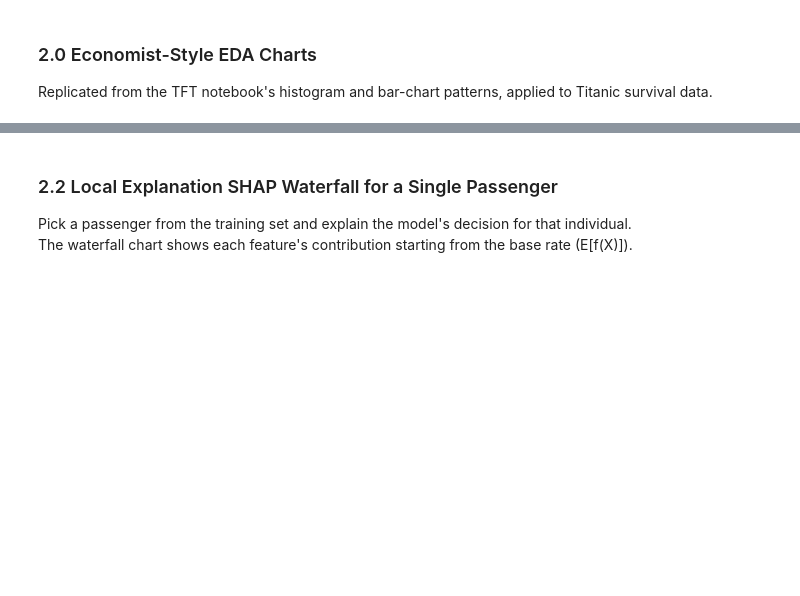
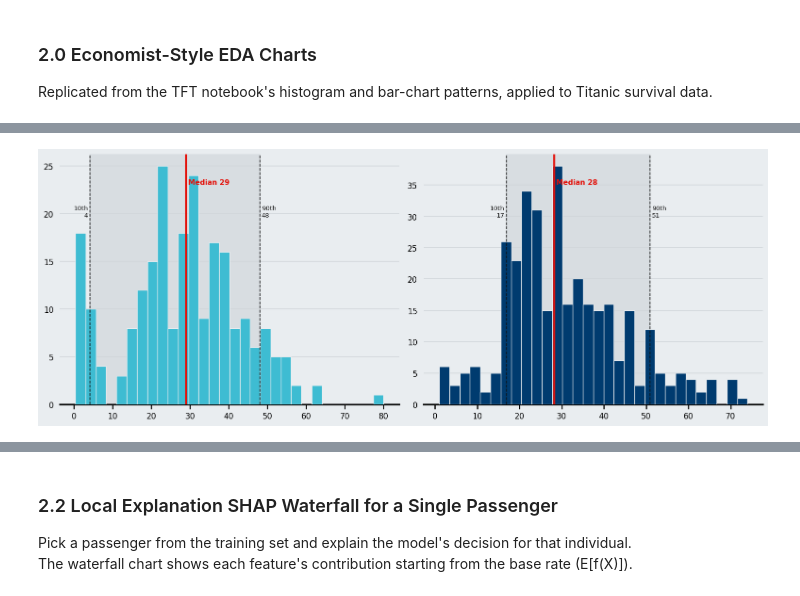
Before and after one commit to nishantnayar/Titanic, a Jupyter notebook: Titanic.ipynb, the cells around one changed output, grey strips where cells are left out. Cells and saved outputs as stored; diff of their text form; code cells hidden in the pictures; blank space fills up the shorter version.

```diff
--- a/Titanic.ipynb
+++ b/Titanic.ipynb
@@ -1342,42 +1308,37 @@ fig, axes = plt.subplots(1, 2, figsize=(13, 5), sharey=False)
 fig.patch.set_facecolor(pred_color("background"))
 
 for ax, data, p10, med, p90, label, color in [
     (axes[0], age_surv, p10_s, med_s, p90_s, "Survived",      pred_color("color-highlight")),
     (axes[1], age_dead, p10_d, med_d, p90_d, "Did Not Survive", pred_color("econ-blue")),
 ]:
-    apply_economist_base(ax, fig)
+    apply_economist_axes(ax, fig)
 
     # Range band
     ax.axvspan(p10, p90, color=pred_color("range-highlight"), alpha=0.7, zorder=2)
 
     # Histogram
     ax.hist(data, bins=30, edgecolor=pred_color("background"),
             linewidth=0.8, color=color, zorder=3)
 
     # Median line
     ax.axvline(med, color=pred_color("econ-red"), linewidth=2.5, zorder=4)
     ax.axvline(p10, color=pred_color("deep-charcoal"), linestyle="--", linewidth=1, zorder=4)
     ax.axvline(p90, color=pred_color("deep-charcoal"), linestyle="--", linewidth=1, zorder=4)
 
     y_max = ax.get_ylim()[1]
     ax.text(med + 0.5, y_max * 0.88, f"Median {med:.0f}",
             color=pred_color("econ-red"), fontweight="bold", fontsize=9)
     ax.text(p10 - 0.5, y_max * 0.75, f"10th\n{p10:.0f}",
             color=pred_color("deep-charcoal"), ha="right", fontsize=8)
     ax.text(p90 + 0.5, y_max * 0.75, f"90th\n{p90:.0f}",
             color=pred_color("deep-charcoal"), ha="left", fontsize=8)
 
-    economist_title(ax, title=label,
-                    subtitle="Age distribution (years)",
-                    source="")
 
-ax.text(0, -0.13, "Source: Kaggle Titanic Dataset",
-        transform=axes[1].transAxes,
-        fontsize=8, ha="left", color=pred_color("subtitle-gray"))
-
-plt.tight_layout(rect=[0, 0.04, 1, 0.92])
+plt.tight_layout()
 save_econ_plot(fig, "age_distribution")
 plt.show()
+# %% [output]
+[figure, added]
 # %%
 # ── Chart 4: RF Feature Importance (horizontal bar — Economist style) ─────
 importances = model.feature_importances_
```
Also changed, not shown: parts of 29 cells of this notebook, 3 other files.
